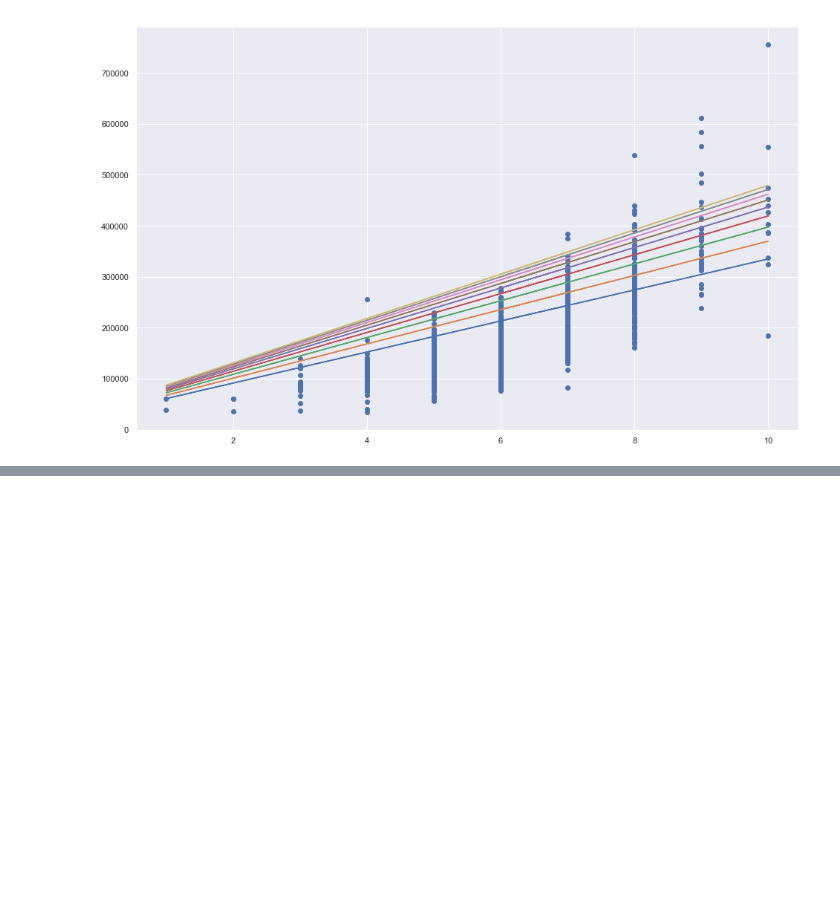
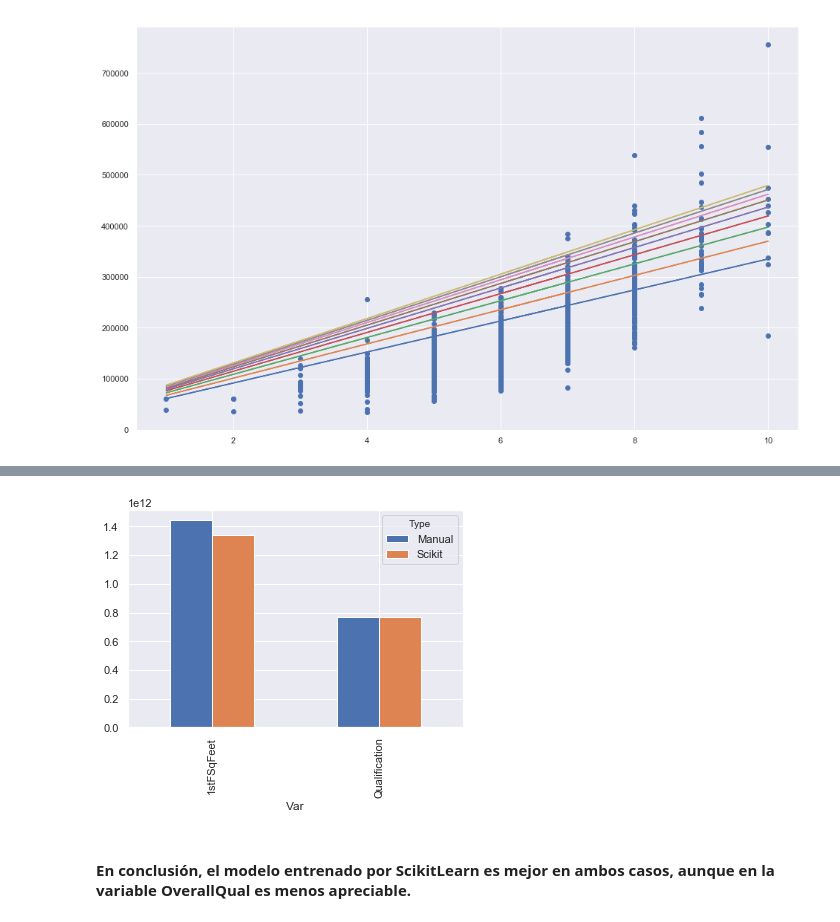
Before and after one commit to fercho1011/PyDSGalileo, a Jupyter notebook: Proyecto Final Python - Fernando Valdizon 17012696.ipynb, the cells around one changed output, grey strips where cells are left out. Drawn from its saved outputs; the diff is of its cells as text; code cells hidden in the pictures; blank space fills up the shorter version.

Commit message:
Proyecto Final Python - Fernando Valdizon 17012696
Linear Model Project - Finalized

```diff
--- a/Proyecto Final Python - Fernando Valdizon 17012696.ipynb
+++ b/Proyecto Final Python - Fernando Valdizon 17012696.ipynb
@@ -40,6 +35,7 @@ t = data[round(data.shape[0]*.8):,:]
 #Almacenando Training set en un Pandas.DF
 cols = np.array(["SalePrice", "OverallQual", "1stFloorSqf", "TotRmsAbvGrd", "YearBuilt","LotFrontage"])
 tr = pd.DataFrame(data=tr[:,:],columns= cols)
+t = pd.DataFrame(data=t[:,:],columns= cols)
 
 #Validacion de registros entre data y el dataframe
 data.shape[0]== t.shape[0]+ tr.shape[0]
@@ -336,0 +358,13 @@ Name: 99, dtype: object
+# %%
+#Training Model with Characteristic: 1tsFloorSqf
+
+modeL2 = LinearRegression()
+modeL2.fit(np.asarray(x2).reshape(-1, 1),list(y))
+
+#sklearn Trained Model Coef and Intercept
+print(modeL2.coef_,
+      modeL2.intercept_)
+
+#Manually Trained Model Coef and Intercept
+print(FstF[0].iloc[-1,0],
+      FstF[0].iloc[-1,1])
@@ -336,0 +379,9 @@ Name: 99, dtype: object
+# %%
+def EvalPred(mMod,sMod,paramX):
+    featM = np.column_stack((paramX, np.ones_like(paramX)))
+    mPred = np.matmul(featM,mMod[0].iloc[-1,0:2].astype(float))
+    sPred = np.matmul(featM,[sMod.coef_,sMod.intercept_])
+    return mPred, sPred, (sPred+mPred)/2
+
+#Evaluando para X> OverallQualif
+EvalPred(OverallQualf, modeL, tr.iloc[:,1])
@@ -336,0 +410,18 @@ Name: 99, dtype: object
+# %%
+YhatMQ, YhatSQ, YhatAQ = EvalPred(OverallQualf, modeL, t.iloc[:,1])
+YhatMF, YhatSF, YhatAF = EvalPred(FstF, modeL2, t.iloc[:,2])
+
+ErrQ = [np.sum(np.square(YhatMQ-t.iloc[:,0])), np.sum(np.square(YhatSQ-t.iloc[:,0]))]
+ErrF = [np.sum(np.square(YhatMF-t.iloc[:,0])), np.sum(np.square(YhatSF-t.iloc[:,0]))]
+
+#mPred, sPred
+import matplotlib.pyplot as pltE
+df = pd.DataFrame([['Qualification','Manual',ErrQ[0]],['Qualification','Scikit' ,ErrQ[1]],['1stFSqFeet','Manual',ErrF[0]],
+                   ['1stFSqFeet','Scikit',ErrF[1]]], columns=['Var','Type','Val'])
+
+df.pivot('Var','Type','Val').plot(kind='bar')
+plt.show()
+# %% [output]
+[figure, added]
+# %% [markdown]
+#### En conclusión, el modelo entrenado por ScikitLearn es mejor en ambos casos, aunque en la variable OverallQual es menos apreciable.
```
Also changed, not shown: parts of 15 cells of this notebook.
